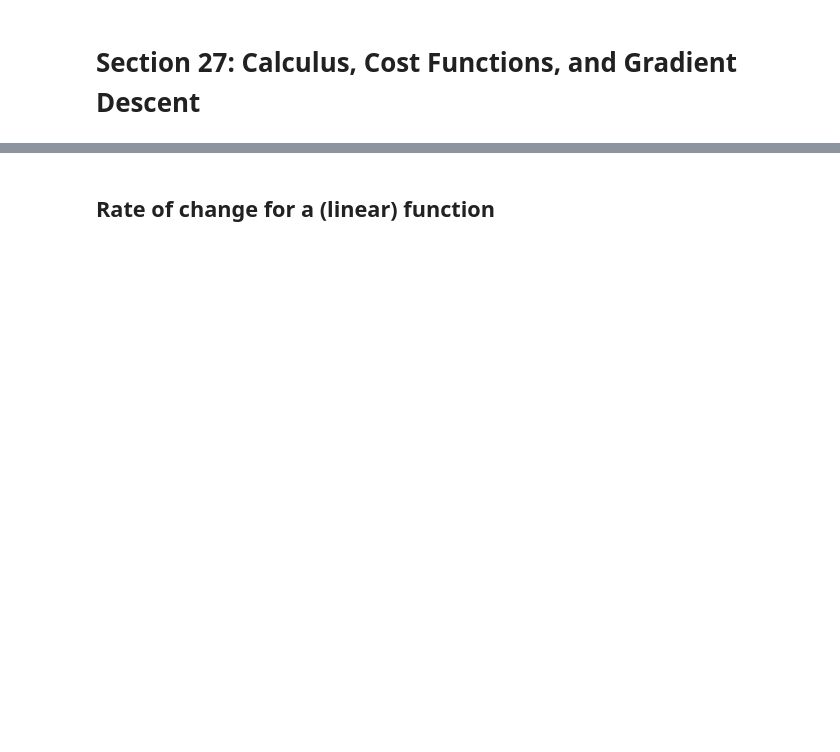
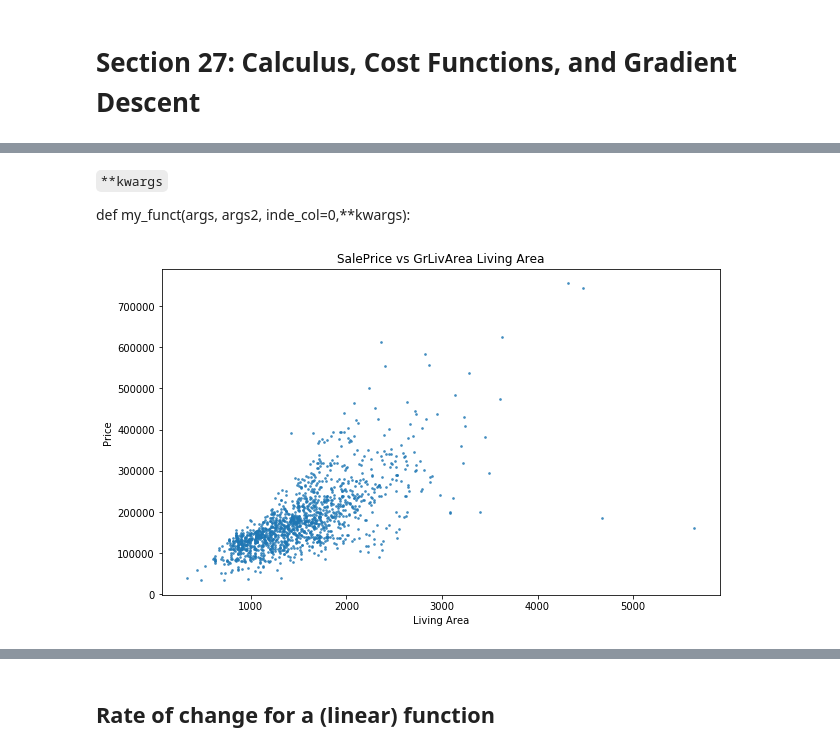
Before and after one commit to jirvingphd/fsds_100719_cohort_notes, a Jupyter notebook: sect_27_calculus_and_gradient_descent.ipynb, the cells around one changed output, grey strips where cells are left out. Cells and saved outputs as stored; diff of their text form; code cells hidden in the pictures; blank space fills up the shorter version.

```diff
--- a/sect_27_calculus_and_gradient_descent.ipynb
+++ b/sect_27_calculus_and_gradient_descent.ipynb
@@ -16,0 +61,8 @@
+# %%
+## Kaggle Dataset https://www.kaggle.com/c/house-prices-advanced-regression-techniques/data
+
+url = "https://raw.githubusercontent.com/jirvingphd/fsds_100719_cohort_notes/master/datasets/house-prices-advanced-regression-techniques/train.csv"
+
+df = pd.read_csv(url)
+# display(df.head())
+df.info()
@@ -16,0 +87,18 @@
+# %% [markdown]
+`**kwargs`
+
+def my_funct(args, args2, inde_col=0,**kwargs):
+# %%
+def reg_plot(df,x_col='GrLivArea',y_col='SalePrice'):
+    fig, ax = plt.subplots(figsize=(10,6))
+    ax.scatter(df[x_col], df[y_col], s=3,
+              alpha=0.7, label="raw data")
+#     ax.set #title('')
+    ax.set(**{"title":f"{y_col} vs {x_col} Living Area",
+             "ylabel":'Price',
+              "xlabel":"Living Area"})
+#     kws = dict(xlabel='',title='')
+    return fig,ax
+fig, ax = reg_plot(df)
+# %% [output]
+[figure, added]
```
Also changed, not shown: parts of 67 cells of this notebook, 8 other files.
